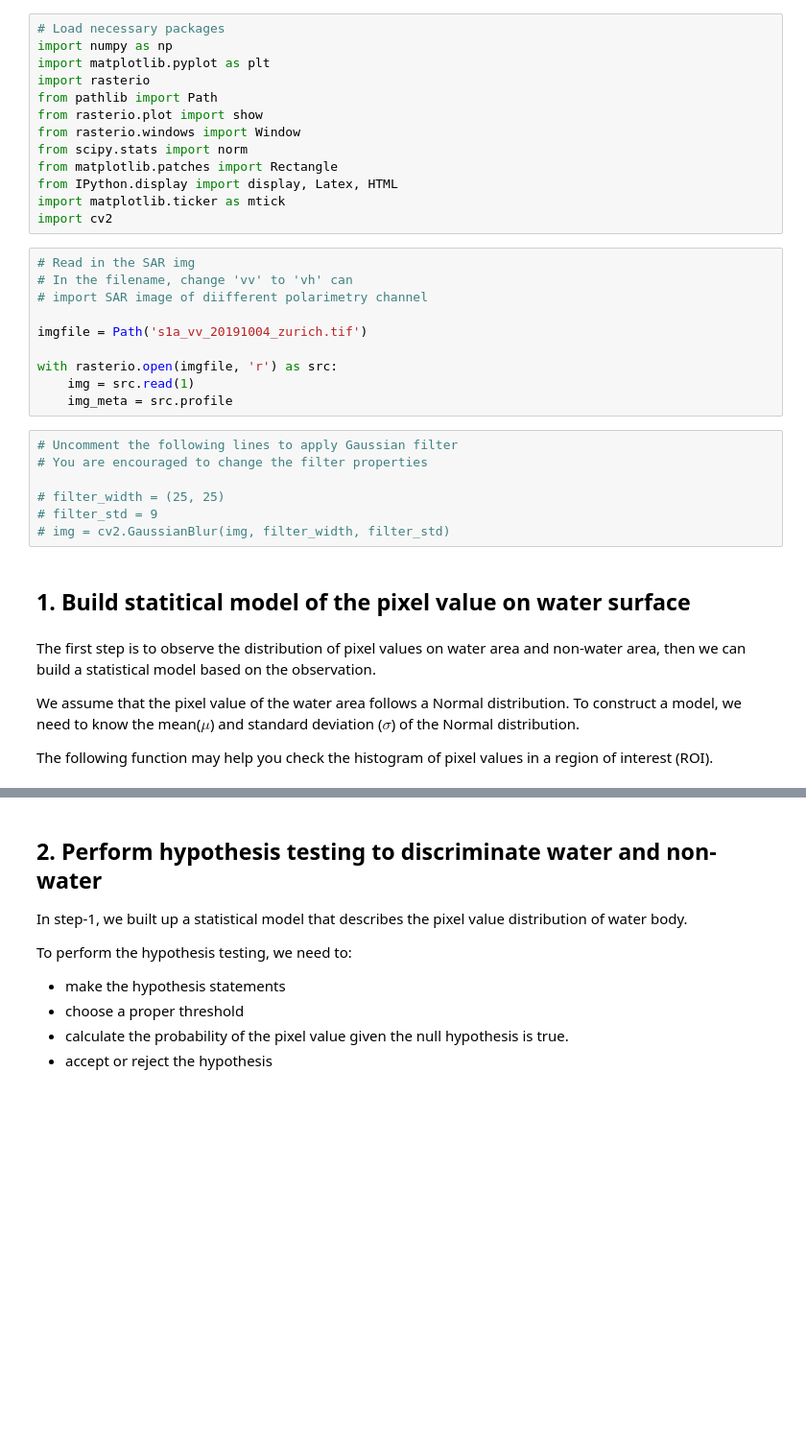
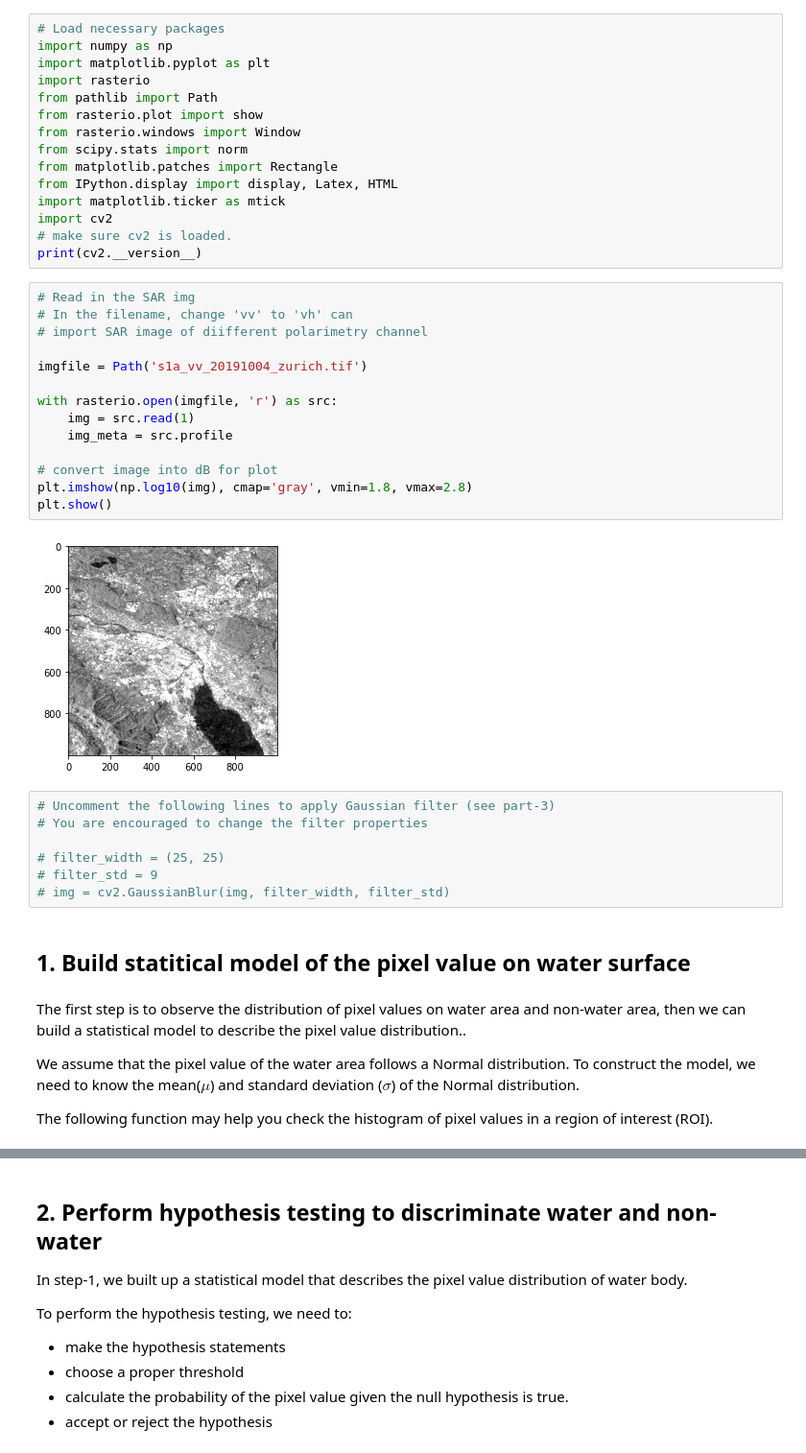
Before and after one commit to shiyiaka41/MIPRS_2021, a Jupyter notebook: Hypotheis_Testing.ipynb, the cells around one changed output, grey strips where cells are left out. Shown: that part at 96% size. Drawn from its saved outputs; the diff is of its cells as text; blank space fills up the shorter version.

```diff
--- a/Hypotheis_Testing.ipynb
+++ b/Hypotheis_Testing.ipynb
@@ -25,18 +37,26 @@ from matplotlib.patches import Rectangle
 from IPython.display import display, Latex, HTML
 import matplotlib.ticker as mtick
 import cv2
+# make sure cv2 is loaded.
+print(cv2.__version__)
 # %%
 # Read in the SAR img
 # In the filename, change 'vv' to 'vh' can
 # import SAR image of diifferent polarimetry channel
 
 imgfile = Path('s1a_vv_20191004_zurich.tif')
 
 with rasterio.open(imgfile, 'r') as src:
     img = src.read(1)
     img_meta = src.profile
+
+# convert image into dB for plot
+plt.imshow(np.log10(img), cmap='gray', vmin=1.8, vmax=2.8)
+plt.show()
+# %% [output]
+[figure, added]
 # %%
-# Uncomment the following lines to apply Gaussian filter
+# Uncomment the following lines to apply Gaussian filter (see part-3)
 # You are encouraged to change the filter properties
 
 # filter_width = (25, 25)
@@ -45,9 +65,9 @@ with rasterio.open(imgfile, 'r') as src:
 # %% [markdown]
 ## 1. Build statitical model of the pixel value on water surface
 # %% [markdown]
-The first step is to observe the distribution of pixel values on water area and non-water area, then we can build a statistical model based on the observation.
+The first step is to observe the distribution of pixel values on water area and non-water area, then we can build a statistical model to describe the pixel value distribution..
 
-We assume that the pixel value of the water area follows a Normal distribution. To construct a model, we need to know the mean($\mu$) and standard deviation ($\sigma$) of the Normal distribution.
+We assume that the pixel value of the water area follows a Normal distribution. To construct the model, we need to know the mean($\mu$) and standard deviation ($\sigma$) of the Normal distribution.
 
 The following function may help you check the histogram of pixel values in a region of interest (ROI).
 # %%
```
Also changed, not shown: parts of 13 cells of this notebook, 1 other file.
